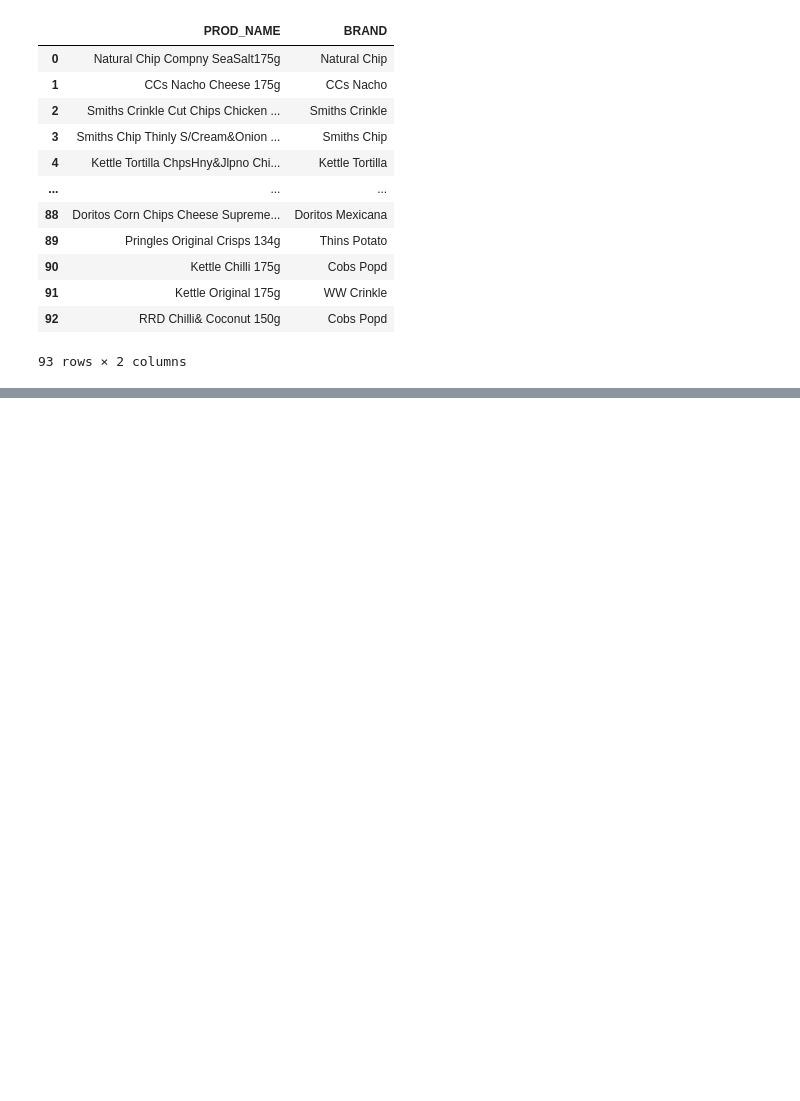
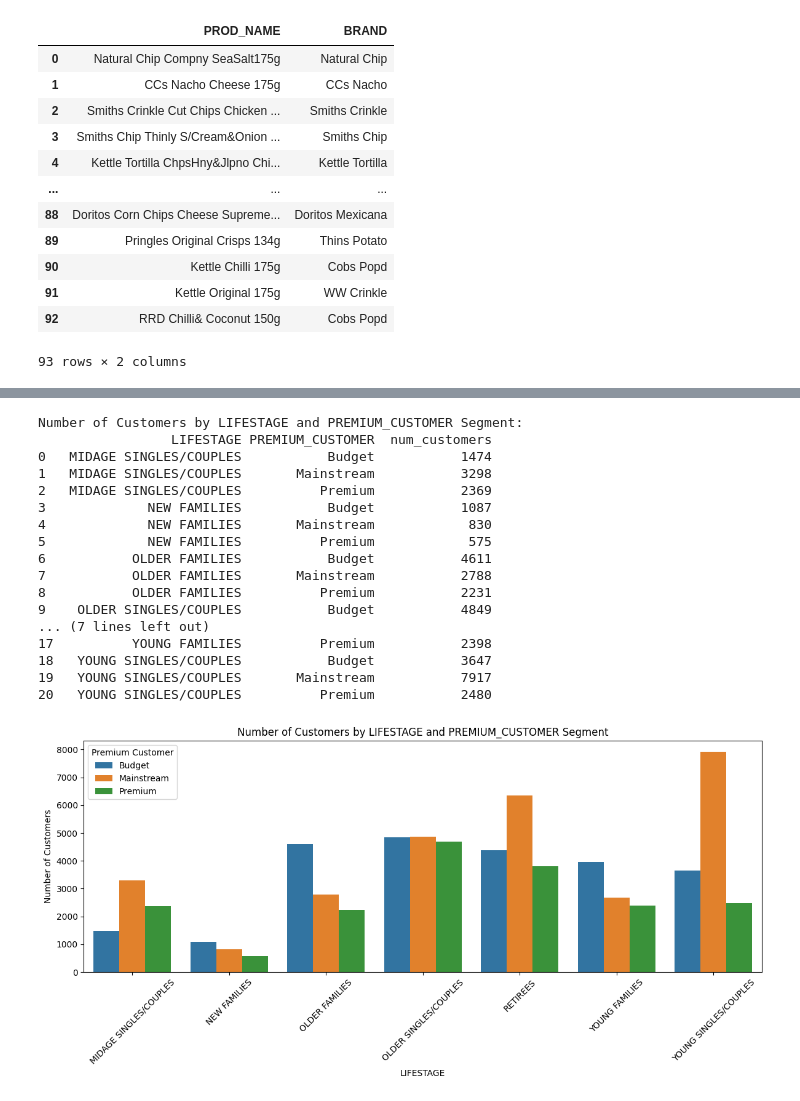
Before and after one commit to Temitope-Fabiyi/Forage_Quantium_Data_Analysis, a Jupyter notebook: Quantium Project- Task 1.ipynb, the cells around one changed output, grey strips where cells are left out. Drawn from its saved outputs; the diff is of its cells as text; code cells hidden in the pictures; blank space fills up the shorter version.

```diff
--- a/Quantium Project- Task 1.ipynb
+++ b/Quantium Project- Task 1.ipynb
@@ -921,0 +876,40 @@ df_new.to_excel(r'C:\Users\USER\Documents\Data Science\Quantium Project\df_new.x
+# %%
+#Sales are coming mainly from Budget - older families, Mainstream - young singles/couples, and Mainstream - retirees
+#Let's see if the higher sales are due to there being more customers who buy chips.
+
+# Calculate the number of unique customers by 'LIFESTAGE' and 'PREMIUM_CUSTOMER'
+# The column 'LYLTY_CARD_NBR' represents unique customer identifiers
+customer_summary = merged_data.groupby(['LIFESTAGE', 'PREMIUM_CUSTOMER'])['LYLTY_CARD_NBR'].nunique().reset_index()
+customer_summary.rename(columns={'LYLTY_CARD_NBR': 'num_customers'}, inplace=True)
+print("Number of Customers by LIFESTAGE and PREMIUM_CUSTOMER Segment:")
+print(customer_summary)
+
+# Plotting the results
+plt.figure(figsize=(12, 6))
+sns.barplot(data=customer_summary, x='LIFESTAGE', y='num_customers', hue='PREMIUM_CUSTOMER')
+plt.title('Number of Customers by LIFESTAGE and PREMIUM_CUSTOMER Segment')
+plt.xlabel('LIFESTAGE')
+plt.ylabel('Number of Customers')
+plt.xticks(rotation=45)
+plt.legend(title='Premium Customer')
+plt.tight_layout()
+plt.show()
+# %% [output]
+Number of Customers by LIFESTAGE and PREMIUM_CUSTOMER Segment:
+                 LIFESTAGE PREMIUM_CUSTOMER  num_customers
+0   MIDAGE SINGLES/COUPLES           Budget           1474
+1   MIDAGE SINGLES/COUPLES       Mainstream           3298
+2   MIDAGE SINGLES/COUPLES          Premium           2369
+3             NEW FAMILIES           Budget           1087
+4             NEW FAMILIES       Mainstream            830
+5             NEW FAMILIES          Premium            575
+6           OLDER FAMILIES           Budget           4611
+7           OLDER FAMILIES       Mainstream           2788
+8           OLDER FAMILIES          Premium           2231
+9    OLDER SINGLES/COUPLES           Budget           4849
+... (7 lines left out)
+17          YOUNG FAMILIES          Premium           2398
+18   YOUNG SINGLES/COUPLES           Budget           3647
+19   YOUNG SINGLES/COUPLES       Mainstream           7917
+20   YOUNG SINGLES/COUPLES          Premium           2480
+[figure, added]
```
Also changed, not shown: parts of 27 cells of this notebook, 1 other file.
